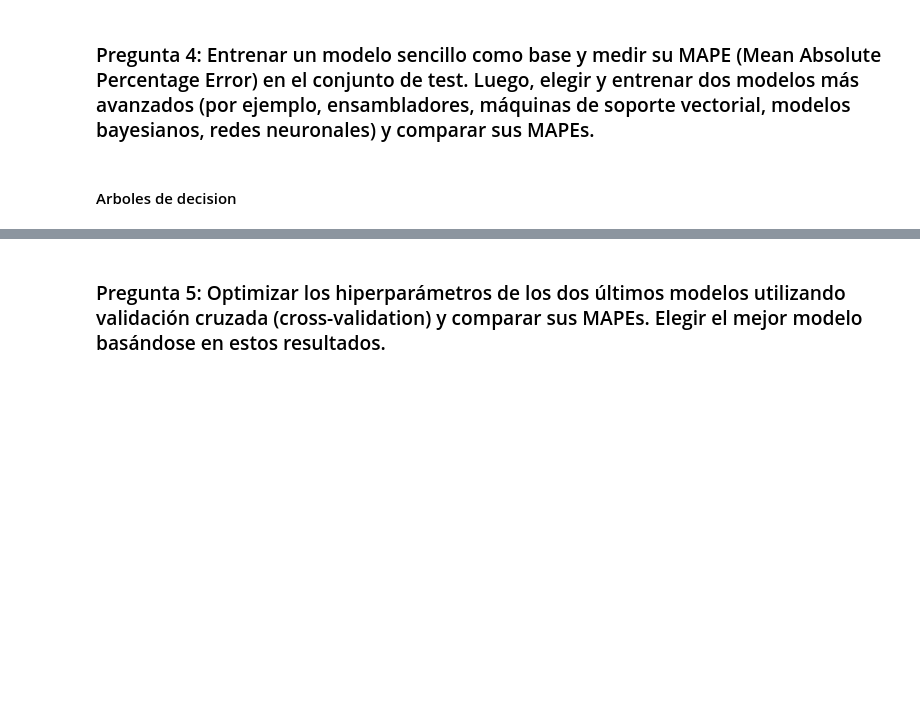
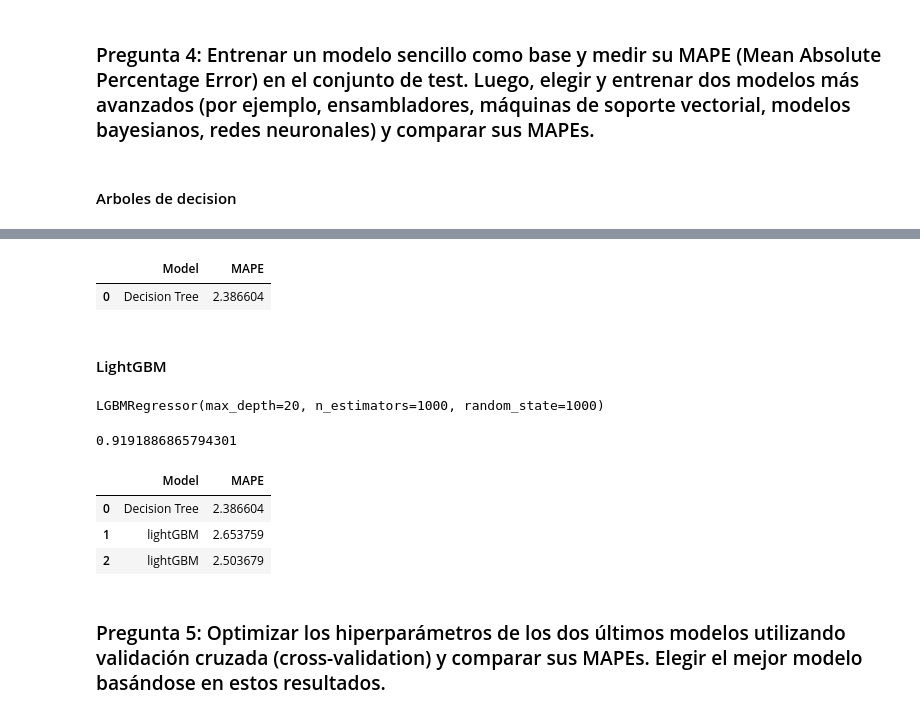
Before and after one commit to jgilaberts/Prueba-Github, a Jupyter notebook: Practica Final_Javier Gilabert_GitHub.ipynb, the cells around one changed output, grey strips where cells are left out. Saved outputs shown, nothing was run; the diff lists cells and outputs as text; code cells hidden in the pictures; blank space fills up the shorter version.

Commit message:
LightGBM commited

```diff
--- a/Practica Final_Javier Gilabert_GitHub.ipynb
+++ b/Practica Final_Javier Gilabert_GitHub.ipynb
@@ -213,7 +213,7 @@ array([ 2,  4,  7,  8,  9, 10])
 #### Arboles de decision
 # %%
 from sklearn.tree import DecisionTreeRegressor
-dtree = DecisionTreeRegressor(max_depth=6)
+dtree = DecisionTreeRegressor(max_depth=7)
 # %%
 dtree.fit(X_train, y_train)
 # %% [output]
@@ -228,0 +229,11 @@ dtree.score(X_test, y_test)
+# %%
+from sklearn.metrics import mean_absolute_percentage_error
+mape = mean_absolute_percentage_error(y_test, dtree.predict(X_test))
+summary_df = pd.DataFrame({'Model':['Decision Tree'], 'MAPE':[mape]})
+#summary_df = summary_df.append({'Model':'Decision Tree', 'MAPE':mape}, ignore_index=True)
+summary_df
+# %% [output]
+|  | Model | MAPE |
+| 0 | Decision Tree | 2.386604 |
+# %% [markdown]
+#### LightGBM
@@ -229,3 +242,22 @@ dtree.score(X_test, y_test)
+# %%
+lgb = lgb.LGBMRegressor(n_estimators=1000, max_depth=20, random_state=random_num)
+# %%
+lgb.fit(X_train, y_train)
+# %% [output]
+LGBMRegressor(max_depth=20, n_estimators=1000, random_state=1000)
+# %%
+lgb.score(X_train, y_train)
+# %% [output]
+0.9191886865794301
+# %%
+mape_2  = mean_absolute_percentage_error(y_test, lgb.predict(X_test))
+summary_df = summary_df.append({'Model':'lightGBM', 'MAPE':mape_2}, ignore_index=True)
+summary_df
+# %% [output]
+|  | Model | MAPE |
+| 0 | Decision Tree | 2.386604 |
+| 1 | lightGBM | 2.653759 |
+| 2 | lightGBM | 2.503679 |
 # %% [markdown]
 ### Pregunta 5: Optimizar los hiperparámetros de los dos últimos modelos utilizando validación cruzada (cross-validation) y comparar sus MAPEs. Elegir el mejor modelo basándose en estos resultados.
 # %% [markdown]
```
Also changed, not shown: parts of 7 cells of this notebook.
